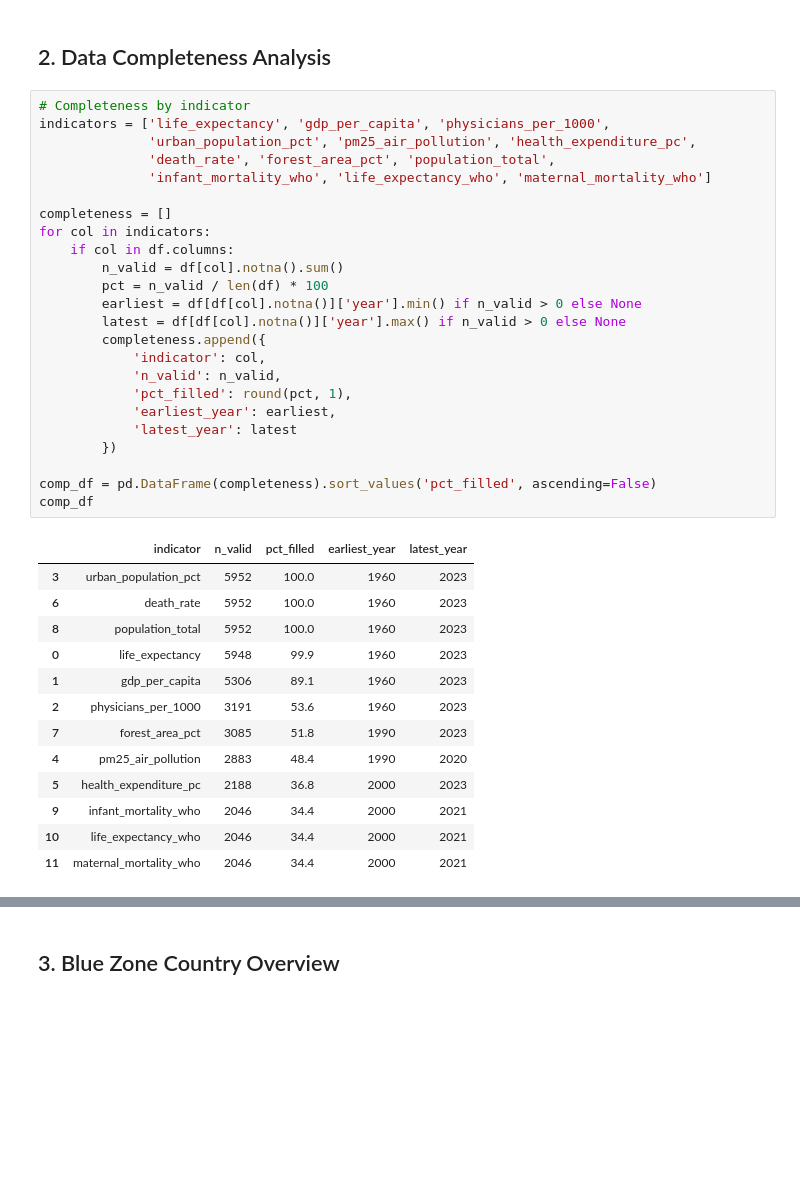
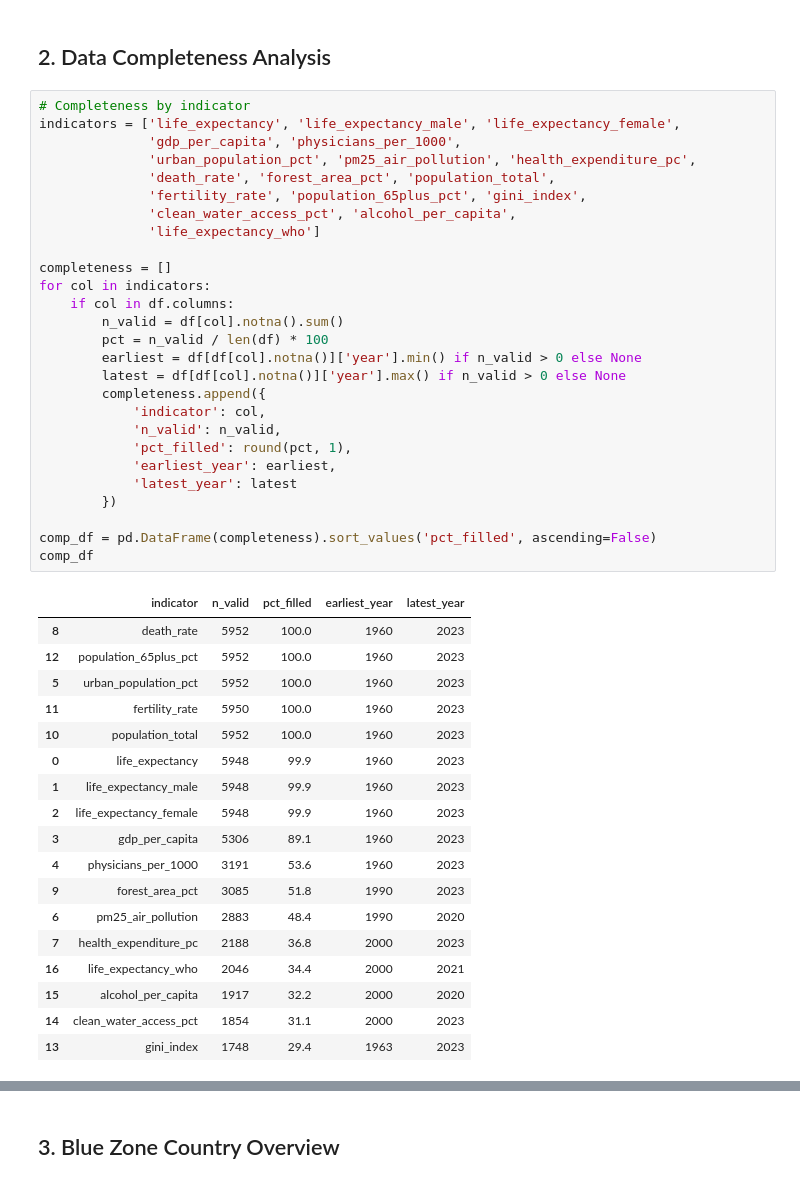
Before and after one commit to XxRemsteelexX/Blue-Zones-Longevity-Analysis, a Jupyter notebook: notebooks/01_Data_Exploration.ipynb, the cells around one changed output, grey strips where cells are left out. Cells and saved outputs as stored; diff of their text form; blank space fills up the shorter version.

```diff
--- a/notebooks/01_Data_Exploration.ipynb
+++ b/notebooks/01_Data_Exploration.ipynb
@@ -76,42 +76,50 @@ dtype: object
 ## 2. Data Completeness Analysis
 # %%
 # Completeness by indicator
-indicators = ['life_expectancy', 'gdp_per_capita', 'physicians_per_1000',
+indicators = ['life_expectancy', 'life_expectancy_male', 'life_expectancy_female',
+              'gdp_per_capita', 'physicians_per_1000',
               'urban_population_pct', 'pm25_air_pollution', 'health_expenditure_pc',
               'death_rate', 'forest_area_pct', 'population_total',
-              'infant_mortality_who', 'life_expectancy_who', 'maternal_mortality_who']
+              'fertility_rate', 'population_65plus_pct', 'gini_index',
+              'clean_water_access_pct', 'alcohol_per_capita',
+              'life_expectancy_who']
 
 completeness = []
 for col in indicators:
     if col in df.columns:
         n_valid = df[col].notna().sum()
         pct = n_valid / len(df) * 100
         earliest = df[df[col].notna()]['year'].min() if n_valid > 0 else None
         latest = df[df[col].notna()]['year'].max() if n_valid > 0 else None
         completeness.append({
             'indicator': col,
             'n_valid': n_valid,
             'pct_filled': round(pct, 1),
             'earliest_year': earliest,
             'latest_year': latest
         })
 
 comp_df = pd.DataFrame(completeness).sort_values('pct_filled', ascending=False)
 comp_df
 # %% [output]
 |  | indicator | n_valid | pct_filled | earliest_year | latest_year |
-| 3 | urban_population_pct | 5952 | 100.0 | 1960 | 2023 |
-| 6 | death_rate | 5952 | 100.0 | 1960 | 2023 |
-| 8 | population_total | 5952 | 100.0 | 1960 | 2023 |
+| 8 | death_rate | 5952 | 100.0 | 1960 | 2023 |
+| 12 | population_65plus_pct | 5952 | 100.0 | 1960 | 2023 |
+| 5 | urban_population_pct | 5952 | 100.0 | 1960 | 2023 |
+| 11 | fertility_rate | 5950 | 100.0 | 1960 | 2023 |
+| 10 | population_total | 5952 | 100.0 | 1960 | 2023 |
 | 0 | life_expectancy | 5948 | 99.9 | 1960 | 2023 |
-| 1 | gdp_per_capita | 5306 | 89.1 | 1960 | 2023 |
-| 2 | physicians_per_1000 | 3191 | 53.6 | 1960 | 2023 |
-| 7 | forest_area_pct | 3085 | 51.8 | 1990 | 2023 |
-| 4 | pm25_air_pollution | 2883 | 48.4 | 1990 | 2020 |
-| 5 | health_expenditure_pc | 2188 | 36.8 | 2000 | 2023 |
-| 9 | infant_mortality_who | 2046 | 34.4 | 2000 | 2021 |
-| 10 | life_expectancy_who | 2046 | 34.4 | 2000 | 2021 |
-| 11 | maternal_mortality_who | 2046 | 34.4 | 2000 | 2021 |
+| 1 | life_expectancy_male | 5948 | 99.9 | 1960 | 2023 |
+| 2 | life_expectancy_female | 5948 | 99.9 | 1960 | 2023 |
+| 3 | gdp_per_capita | 5306 | 89.1 | 1960 | 2023 |
+| 4 | physicians_per_1000 | 3191 | 53.6 | 1960 | 2023 |
+| 9 | forest_area_pct | 3085 | 51.8 | 1990 | 2023 |
+| 6 | pm25_air_pollution | 2883 | 48.4 | 1990 | 2020 |
+| 7 | health_expenditure_pc | 2188 | 36.8 | 2000 | 2023 |
+| 16 | life_expectancy_who | 2046 | 34.4 | 2000 | 2021 |
+| 15 | alcohol_per_capita | 1917 | 32.2 | 2000 | 2020 |
+| 14 | clean_water_access_pct | 1854 | 31.1 | 2000 | 2023 |
+| 13 | gini_index | 1748 | 29.4 | 1963 | 2023 |
 # %%
 # Visual: completeness heatmap by country and indicator
 bz_isos = ['USA', 'JPN', 'ITA', 'GRC', 'CRI']
```
Also changed, not shown: parts of 4 cells of this notebook, 13 other files.
